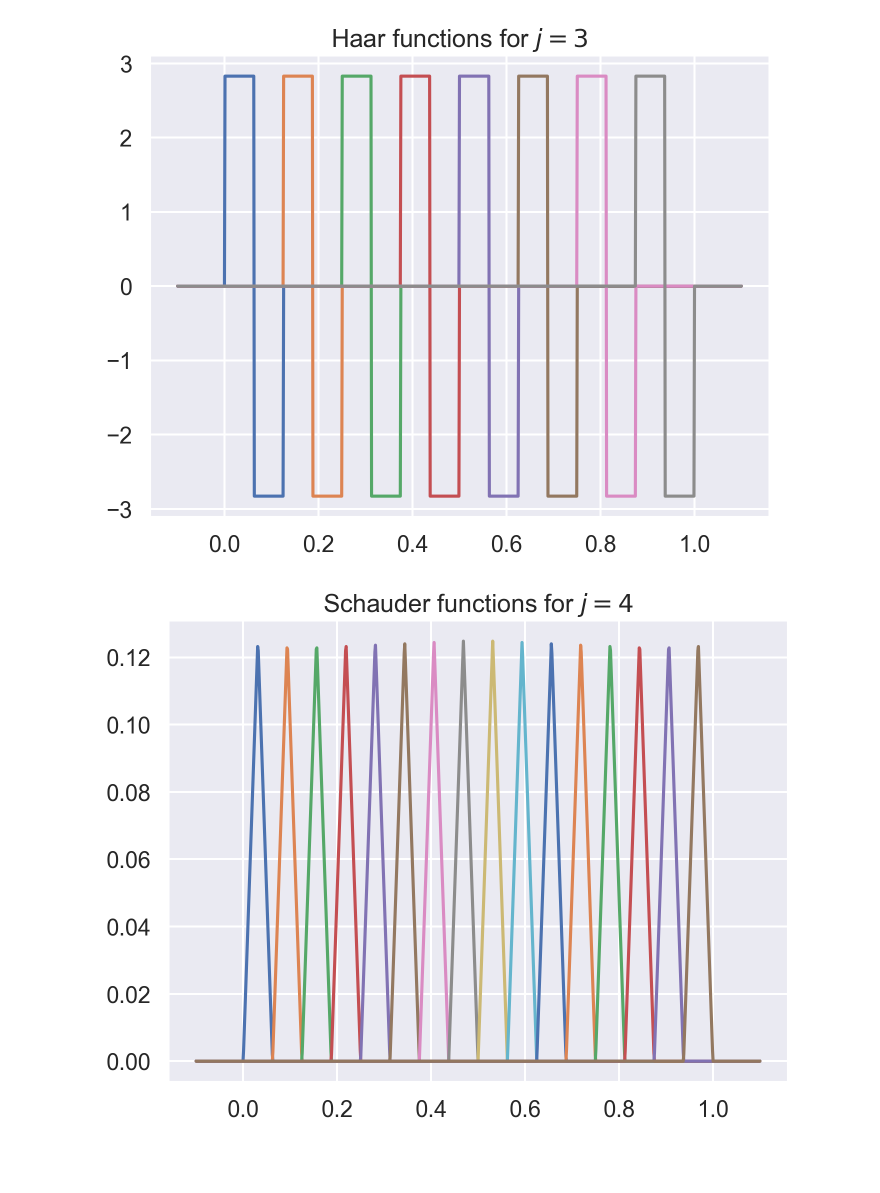
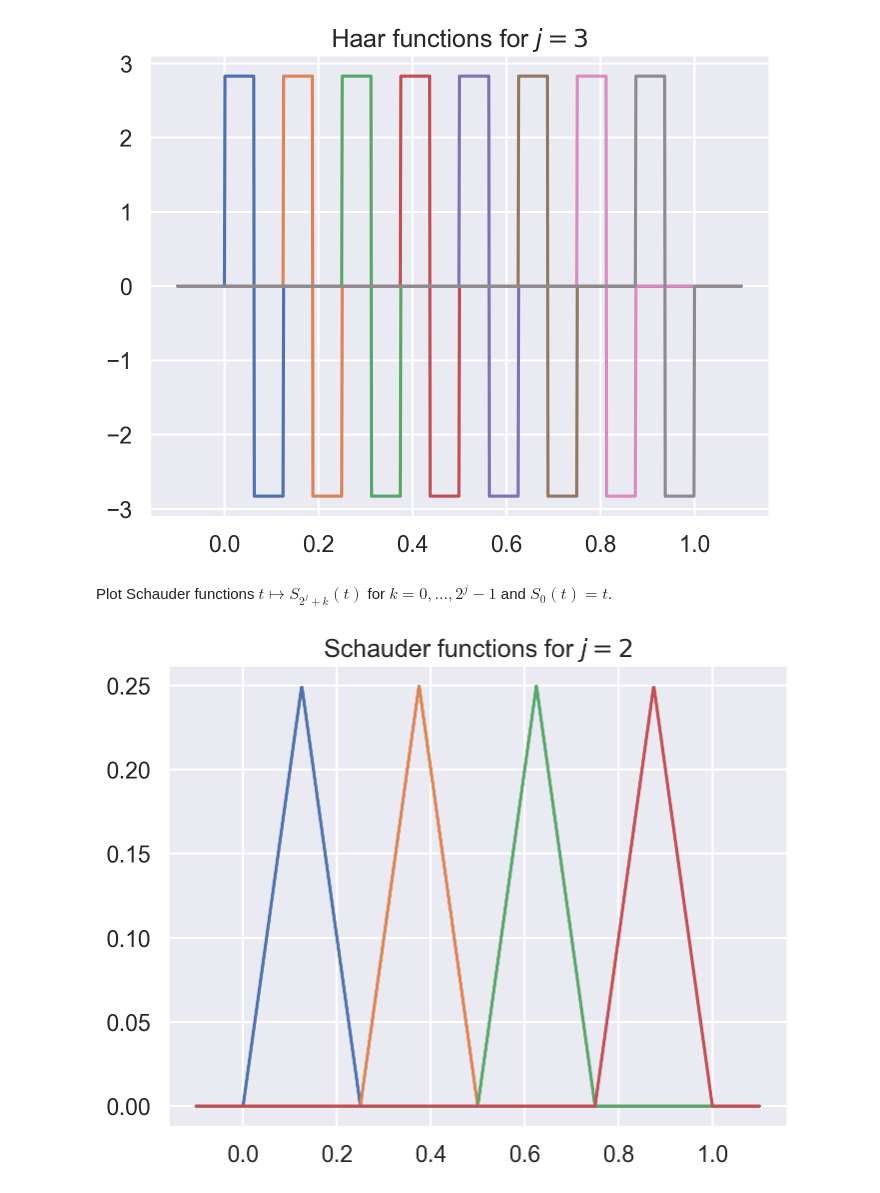
Before and after one commit to fbourgey/quant-examples, a Jupyter notebook: levy_construction_brownian_motion.ipynb, the cells around one changed output. Drawn from its saved outputs; the diff is of its cells as text; code cells hidden in the pictures; blank space fills up the shorter version.

```diff
--- a/levy_construction_brownian_motion.ipynb
+++ b/levy_construction_brownian_motion.ipynb
@@ -66,7 +24,7 @@ def schauder(j, t):
 # %%
 j = 3
 tab_t = np.linspace(-0.1, 1.1, 1001)
-haar_j = haar(j, tab_t)
+haar_j = brownian.generate_haar_functions(j, tab_t)
 
 fig, ax = plt.subplots()
 for i in range(len(haar_j)):
@@ -76,16 +34,19 @@ ax.set_title(f"Haar functions for $j={j}$")
 plt.show()
 # %% [output]
 [figure]
+# %% [markdown]
+Plot Schauder functions $t \mapsto S_{2^j+k}(t)$ for $k=0,\ldots,2^j-1$
+and $S_0(t)=t$.
 # %%
-j = 4
+j = 2
 tab_t = np.linspace(-0.1, 1.1, 1001)
-schauder_j = schauder(j, tab_t)
+schauder_j = brownian.generate_schauder_functions(j, tab_t)
 
 fig, ax = plt.subplots()
 for i in range(len(schauder_j)):
     ax.plot(tab_t, schauder_j[i], label=f"j={j}, k={i}")
 ax.set_title(f"Schauder functions for $j={j}$")
 # ax.legend()
 plt.show()
 # %% [output]
-[figure, old version]
+[figure, new version]
```
Also changed, not shown: parts of 10 cells of this notebook, 1 other file.
